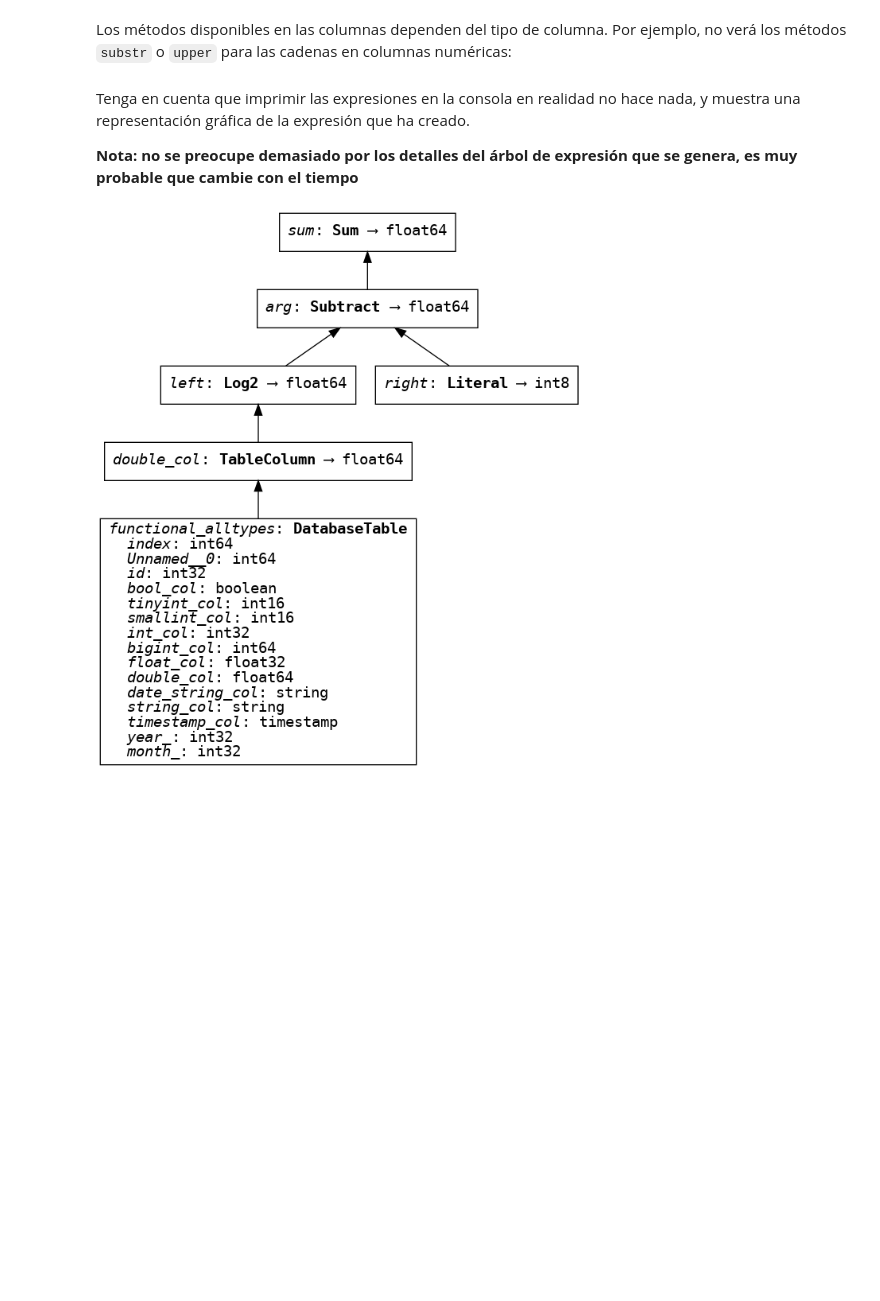
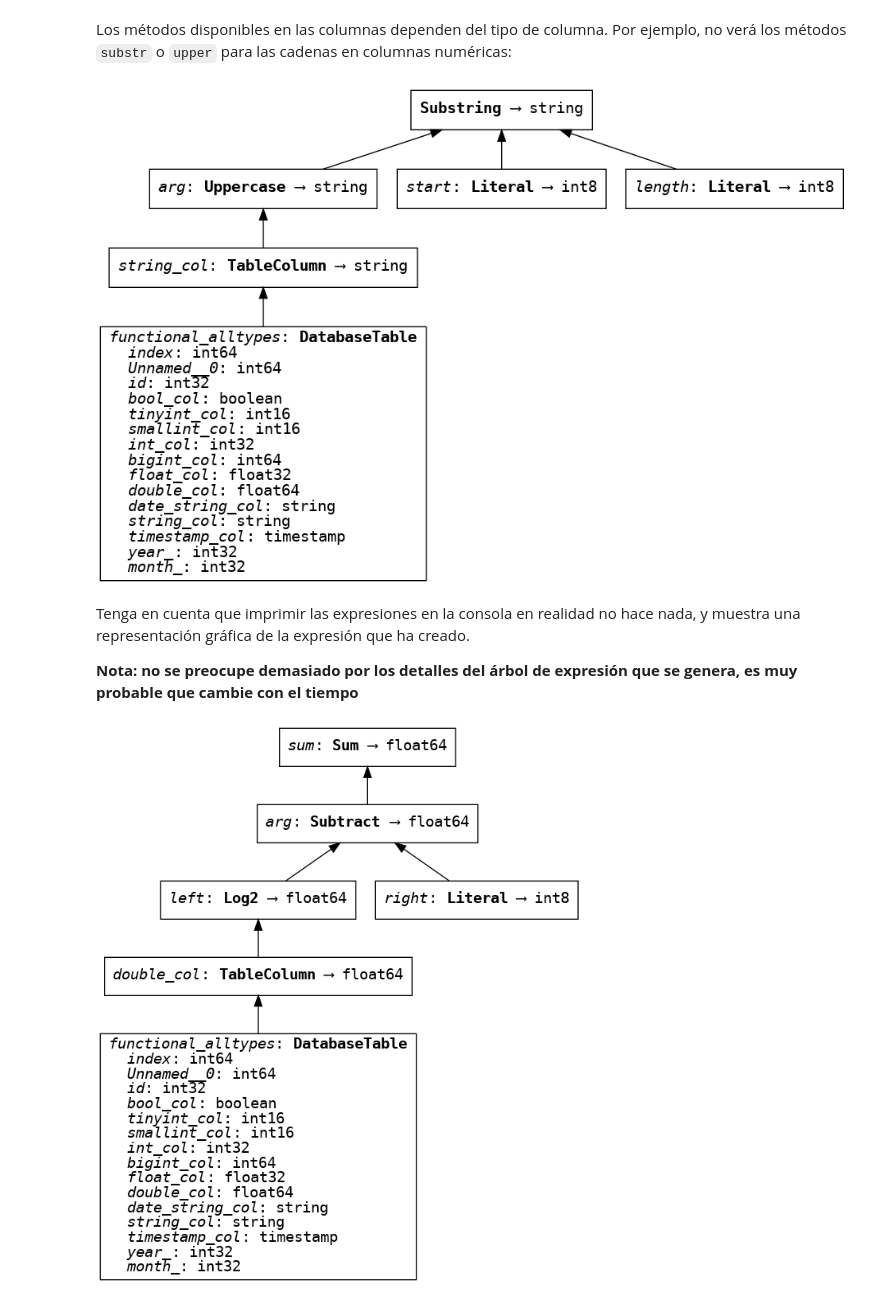
Before and after one commit to xmnlab/notebooks, a Jupyter notebook: pythonlapaz/pyday/IbisTutorial.ipynb, the cells around one changed output. Cells and saved outputs as stored; diff of their text form; code cells hidden in the pictures; blank space fills up the shorter version.

```diff
--- a/pythonlapaz/pyday/IbisTutorial.ipynb
+++ b/pythonlapaz/pyday/IbisTutorial.ipynb
@@ -132,6 +141,9 @@ expr2 = expr.sum()
 Los métodos disponibles en las columnas dependen del tipo de columna. Por ejemplo, no verá los métodos `substr` o `upper` para las cadenas en columnas numéricas:
 # %%
 substr_expr = table.string_col.upper().substr(0, 2)
+substr_expr
+# %% [output]
+[figure, added]
 # %% [markdown]
 Tenga en cuenta que imprimir las expresiones en la consola en realidad no hace nada, y muestra una representación gráfica de la expresión que ha creado.
 
```
Also changed, not shown: parts of 5 cells of this notebook, 21 other files.
